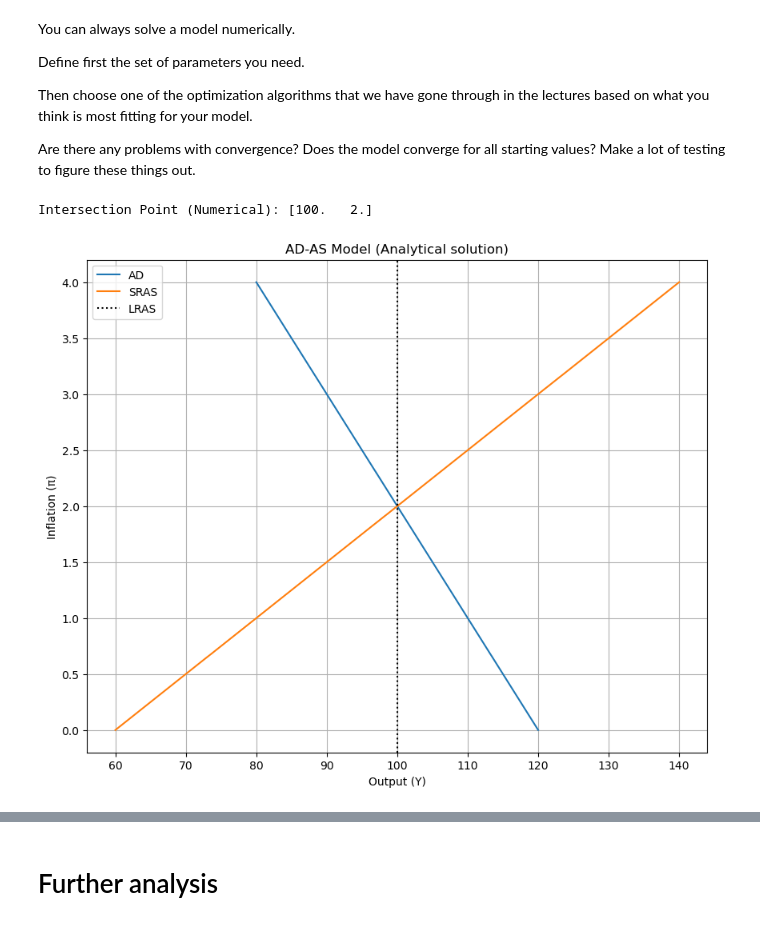
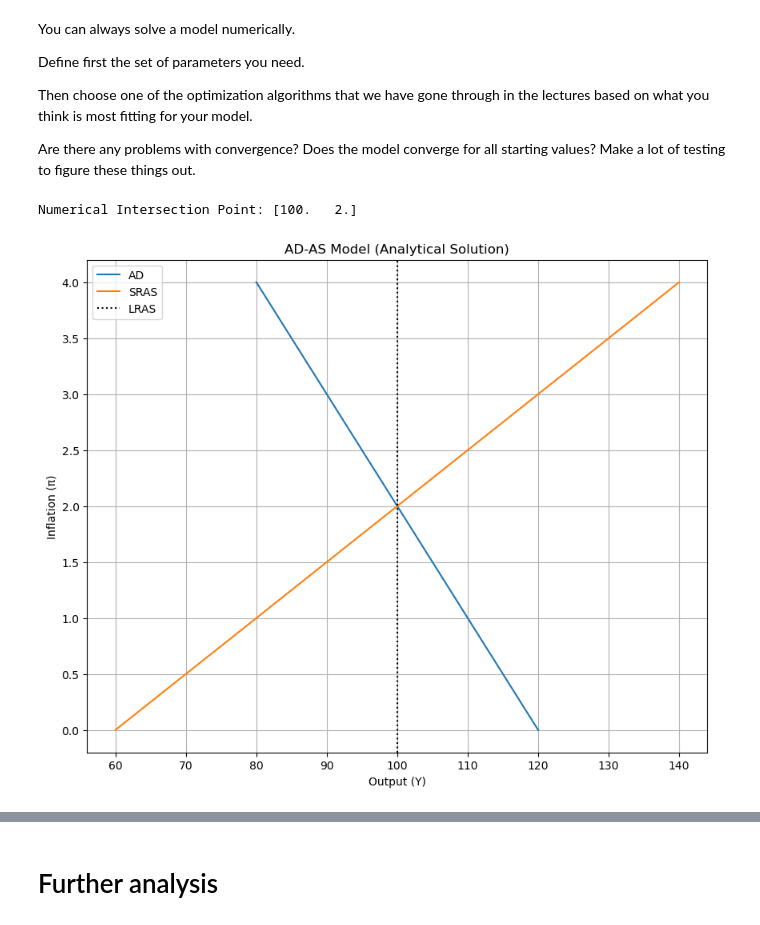
Before and after one commit to NumEconCopenhagen/projects-2024-maltheogpeter, a Jupyter notebook: modelproject/modelproject.ipynb, the cells around one changed output, grey strips where cells are left out. Cells and saved outputs as stored; diff of their text form; code cells hidden in the pictures.

```diff
--- a/modelproject/modelproject.ipynb
+++ b/modelproject/modelproject.ipynb
@@ -70,22 +88,22 @@ Define first the set of parameters you need.
 Then choose one of the optimization algorithms that we have gone through in the lectures based on what you think is most fitting for your model.
 
 Are there any problems with convergence? Does the model converge for all starting values? Make a lot of testing to figure these things out.
-# %%
-
-
-# Create an instance of the ADASModel class with the desired parameters
-model = modelproject.ADASModel(
-    beta1=10, beta2=1, beta3=0.1, gamma=0.05, a=0.2, expected_inflation=2, foreign_inflation=0,
-    foreign_interest_rate=2, foreign_real_interest_rate=2, previous_exchange_rate=2, potential_output=100,
-    supply_shock=0
-)
-
-# Find only the numerical intersection point
-initial_guess = [100, 2]
-intersection_numerical = model.optimize_parameters(initial_guess, method='numerical')
-
-# Plot the graph
-model.plot_graph()
-# %% [output]
-Intersection Point (Numerical): [100.   2.]
-[figure, removed]
+# %%
+
+
+
+
+# Ensure that s_t remains zero for all periods
+model.s_t = 0
+
+# Set the number of periods for which to find the numerical solution
+num_periods = 10
+
+# Plot and find the numerical solution after 10 periods
+intersection_numerical = model.plot_graphs_all_periods_numerical(num_periods, initial_guess)
+
+# Print the numerical intersection point at period 10
+print(f"Numerical Intersection Point at Period {num_periods}: {intersection_numerical}")
+# %% [output]
+Numerical Intersection Point: [100.   2.]
+[figure, added]
```
Also changed, not shown: parts of 6 cells of this notebook, 1 other file.
